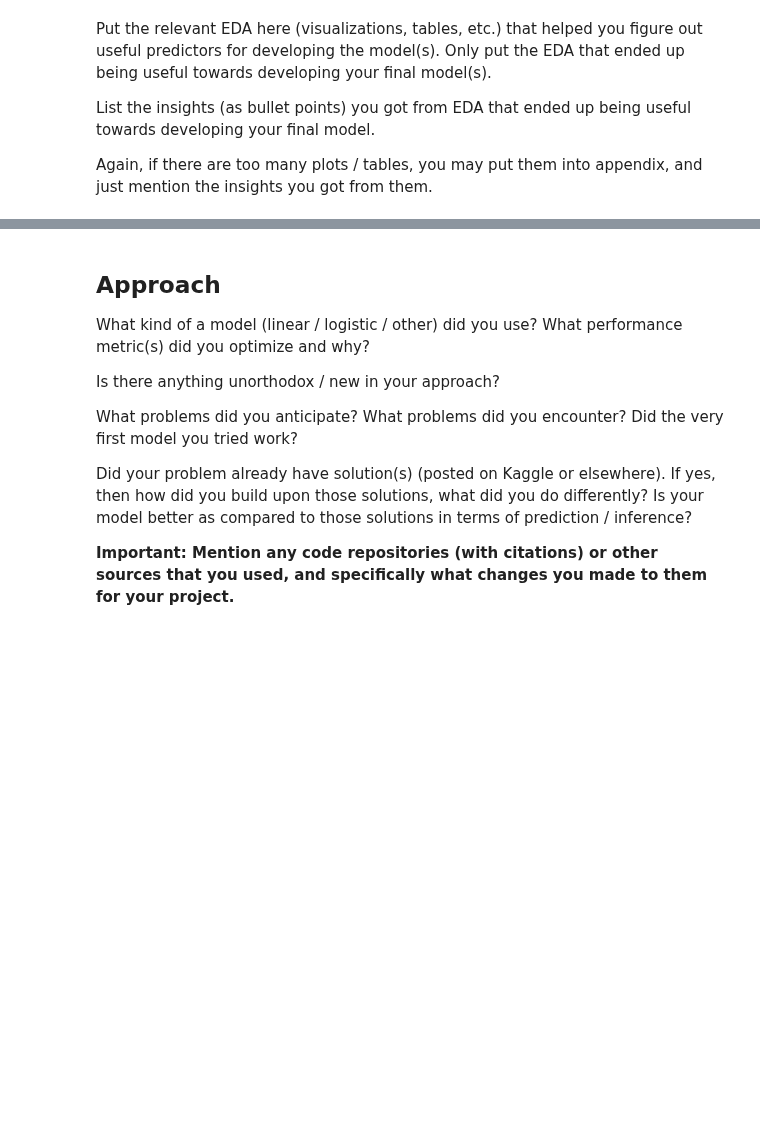
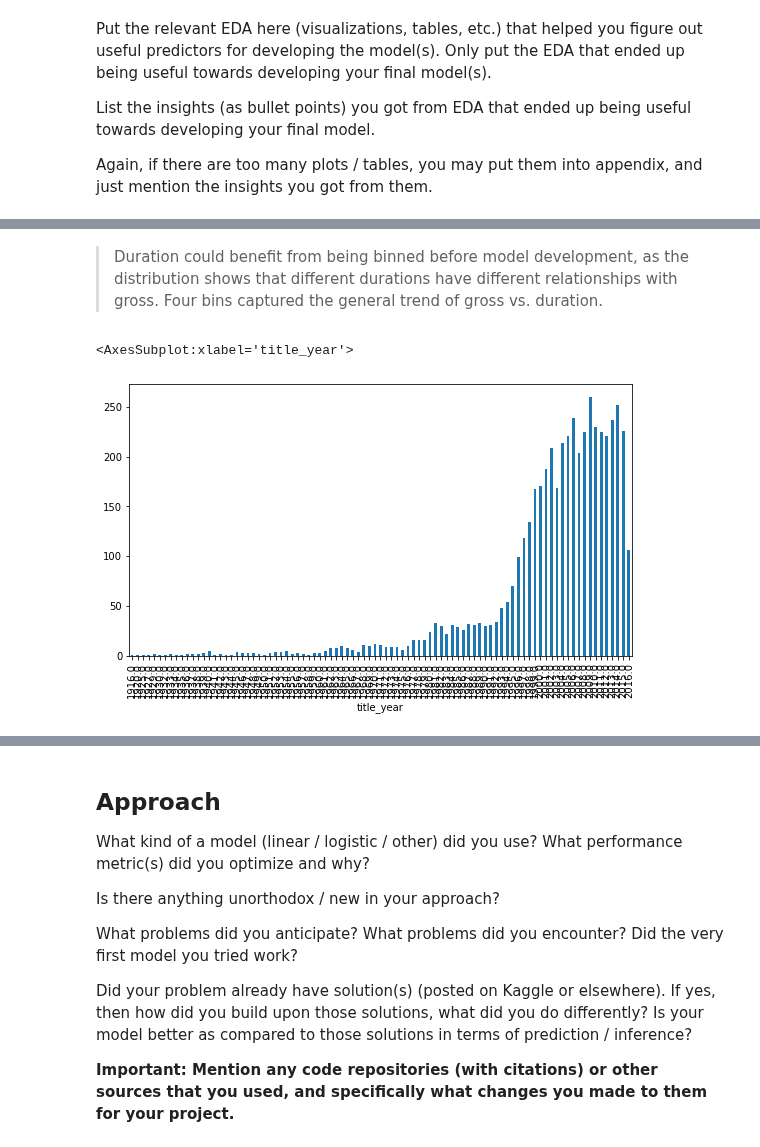
Before and after one commit to kennyeon/Too-Pullz-Project, a Jupyter notebook: Project Report Template.ipynb, the cells around one changed output, grey strips where cells are left out. Drawn from its saved outputs; the diff is of its cells as text; code cells hidden in the pictures; blank space fills up the shorter version.

```diff
--- a/Project Report Template.ipynb
+++ b/Project Report Template.ipynb
@@ -84,0 +113,11 @@ Again, if there are too many plots / tables, you may put them into appendix, and
+# %% [markdown]
+> Duration could benefit from being binned before model development, as the distribution shows that different durations have different relationships with gross. Four bins captured the general trend of gross vs. duration.
+# %%
+#calculate sum of points for each team
+df_groups = movies.groupby('title_year')['movie_title'].count()
+
+#create bar plot by group
+df_groups.plot(kind='bar')
+# %% [output]
+<AxesSubplot:xlabel='title_year'>
+[figure, added]
```
Also changed, not shown: parts of 6 cells of this notebook, 1 other file.
